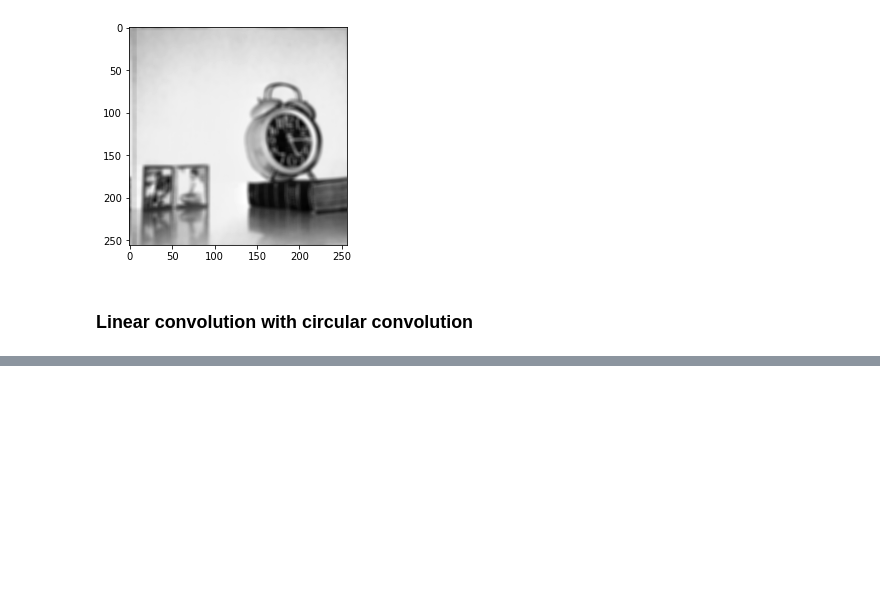
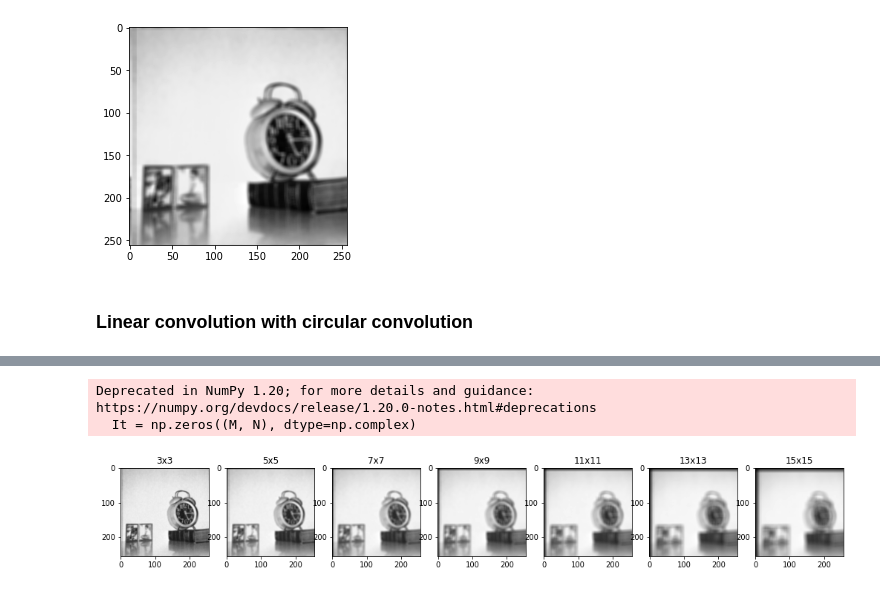
Before and after one commit to TUdayKiranReddy/IVP, a Jupyter notebook: Assignments/Assignment 3/EE19BTECH11038-HW3.ipynb, the cells around one changed output, grey strips where cells are left out. Drawn from its saved outputs; the diff is of its cells as text; code cells hidden in the pictures; blank space fills up the shorter version.

```diff
--- a/Assignments/Assignment 3/EE19BTECH11038-HW3.ipynb
+++ b/Assignments/Assignment 3/EE19BTECH11038-HW3.ipynb
@@ -223,0 +232,8 @@ plt.imshow(I_avg_lconvolve, cmap='gray')
+# %%
+def linear_convolve_dft(f, h):
+    (M, N) = f.shape
+    (m, n) = h.shape
+
+    h_padded = np.vstack((np.hstack((h, np.zeros((m, 2*N - n)))), np.zeros((2*M-m, 2*N))))
+    f_padded = np.vstack((np.hstack((f, np.zeros((M, N)))), np.zeros((M, 2*N))))
+    return idft_2(dft_2(h_padded) * dft_2(f_padded))[:M, :N]
@@ -223,0 +274,24 @@ plt.imshow(I_avg_lconvolve, cmap='gray')
+# %%
+def Average_filter(M):
+    return (1/(M*M))*np.ones((M, M))
+
+def rms_error(I_original, I_noisy):
+    (M, N) = I_original.shape
+    error = np.power(I_original - I_noisy, 2)
+    return np.sqrt(np.sum(error)/(M*N))
+# %%
+plt.rcParams["figure.figsize"] = (20,10)
+errors = []
+j = 1
+for i in range(3, 17, 2):
+    h = Average_filter(i)
+    I_denoise = linear_convolve_dft(I_noise, h)
+    errors.append(rms_error(img, I_denoise))
+    plt.subplot(1, 8, j)
+    plt.title("{}x{}".format(i, i))
+    plt.imshow(I_denoise, cmap='gray')
+    j+=1
+# %% [output]
+Deprecated in NumPy 1.20; for more details and guidance: https://numpy.org/devdocs/release/1.20.0-notes.html#deprecations
+  It = np.zeros((M, N), dtype=np.complex)
+[figure, added]
```
Also changed, not shown: parts of 18 cells of this notebook.
